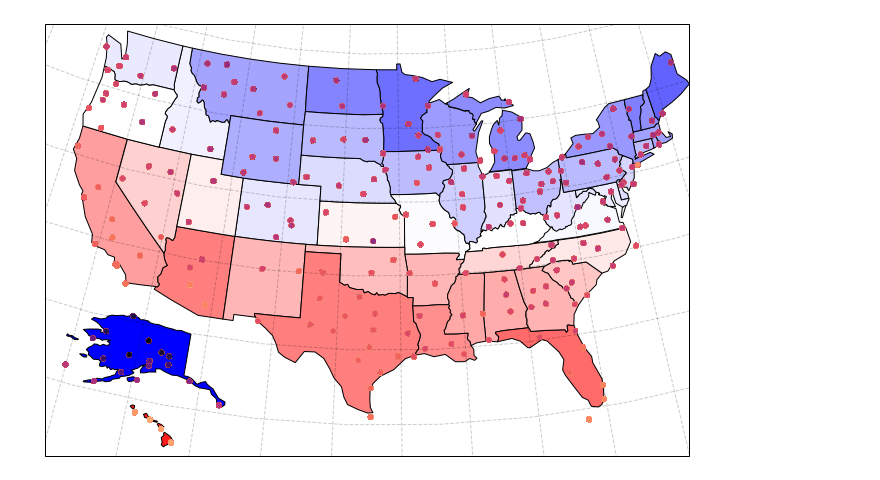
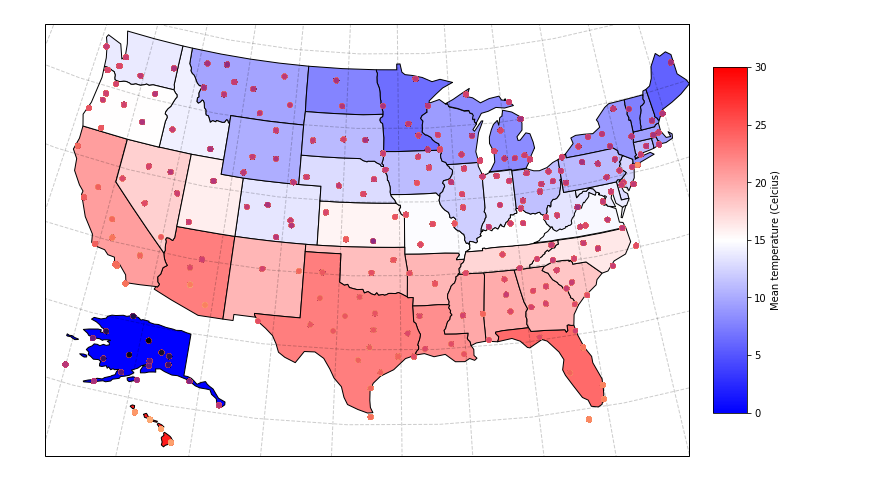
Before and after one commit to tlmohren/python320kincaid, a Jupyter notebook: exercise_geo_plotting/EXERCISE_cartopy_plotting_TM.ipynb, the cells around one changed output. Drawn from its saved outputs; the diff is of its cells as text; code cells hidden in the pictures.

Commit message:
added fake colorbar

```diff
--- a/exercise_geo_plotting/EXERCISE_cartopy_plotting_TM.ipynb
+++ b/exercise_geo_plotting/EXERCISE_cartopy_plotting_TM.ipynb
@@ -53,6 +51,13 @@ def transform_state( geom, data_frame, trans_x, trans_y, scaling_factor, face_co
 fig = plt.figure(figsize=(16, 6))
 ax = fig.add_axes([0, 0, 1, 1], projection=ccrs.LambertConformal())
 ax.set_extent([-160, -75, 21, 70], ccrs.Geodetic())
+
+
+# colormap parameters
+cmap = matplotlib.cm.get_cmap('bwr')
+norm = matplotlib.colors.Normalize( vmin=df_mean['temp'].min(), vmax=df_mean['temp'].max())
+# define colormap limits as multiples of 5
+ax_lim =   np.round( np.array([[df_mean['temp'].min() ,df_mean['temp'].max() ]]  )/5 )*5
 
 # if uncommented, moves Alaska and HawaII closer to the mainland
 ax.set_extent([-120, -75, 21, 50], ccrs.Geodetic())
@@ -64,31 +69,39 @@ HItrans = [44,3] # moves Hawaii east and north
 for state in shapereader.Reader(states_shp).records():
     # DC is not in the weather data set, so skip it
     if state.attributes['name'] =='District of Columbia':
         continue
 
     facecolor = matplotlib.cm.bwr( norm(df_mean.loc[  state.attributes['postal'] ,'temp']) )
 
     if  state.attributes['name'] =='Alaska':
         df_AK = transform_state(state.geometry,
                                 df.loc[df['state']=='AK'],
                                 AKtrans[0], AKtrans[1],
                                 AKratio,facecolor)
         df2.loc[df2['state']=='AK'] = df_AK
     elif  state.attributes['name'] =='Hawaii':
         df_HI = transform_state(state.geometry,
                                 df.loc[df['state']=='HI'],
                                 HItrans[0], HItrans[1],
                                 HIratio,facecolor)
         df2.loc[df2['state']=='HI'] = df_HI
     else:
         ax.add_geometries([state.geometry], ccrs.PlateCarree(),
                       facecolor=facecolor, edgecolor='k')
 
 ax.scatter( - df2['lon'], df2['lat'], transform=ccrs.PlateCarree(),
            c=df2['temp'], s=20, cmap='magma',zorder = 10)
 
 gl = ax.gridlines(linewidth=1, color='black', alpha=0.2, linestyle='--')
 gl.ylocator = mticker.FixedLocator(np.arange( 0,90,5))
 gl.xlocator = mticker.FixedLocator(np.arange(-220,-20,5))
+
+# create dud image to base colormap on
+img = plt.imshow( ax_lim, cmap="bwr")
+img.set_visible(False)
+# create colorbar
+cbaxes = fig.add_axes([0.8, 0.1, 0.03, 0.8])
+cb = plt.colorbar(img, cax = cbaxes)
+cb.set_label('Mean temperature (Celcius)')
 # %% [output]
-[figure, old version]
+[figure, new version]
```
Also changed, not shown: parts of 1 cell of this notebook.
